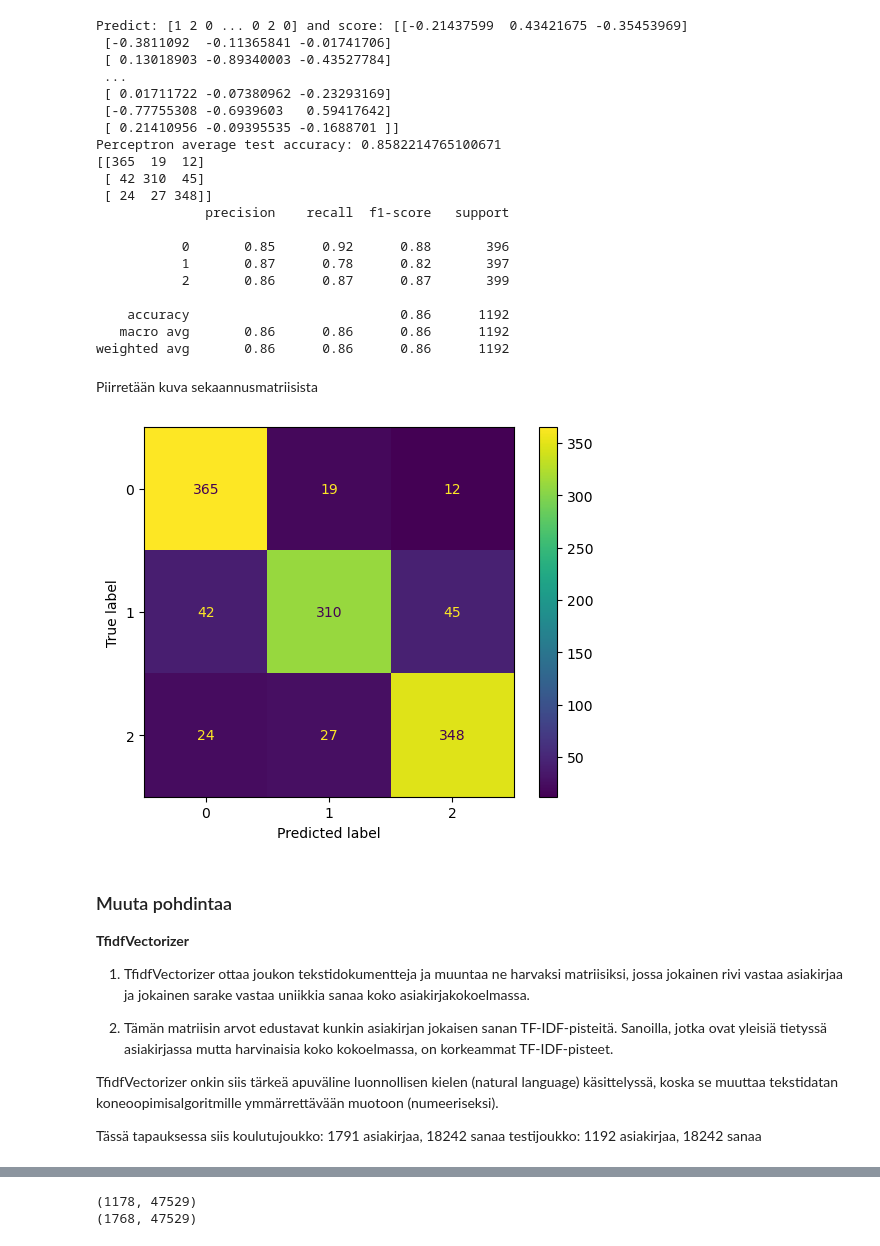
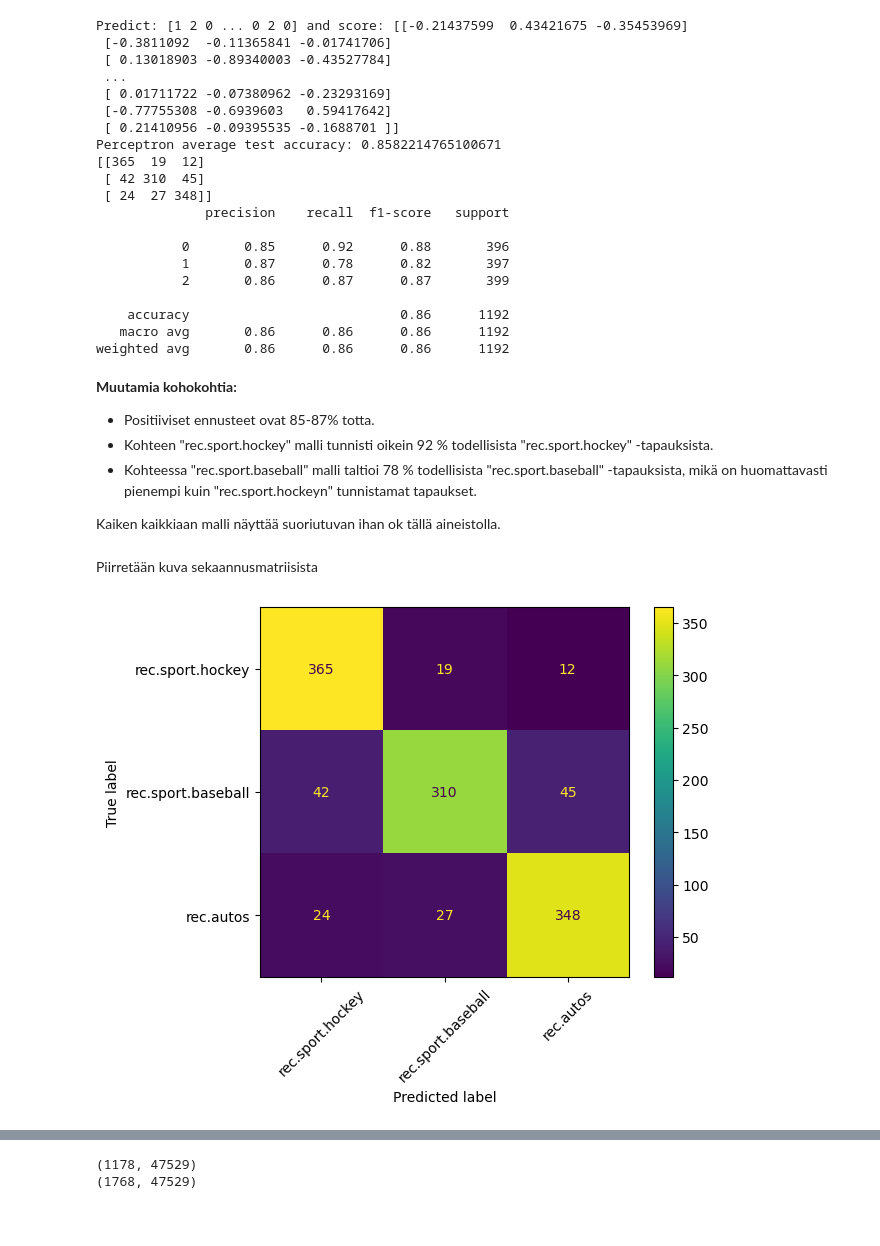
Before and after one commit to iinai/deep-learning, a Jupyter notebook: osa_1/osa1_tehtavat.ipynb, the cells around one changed output, grey strips where cells are left out. Saved outputs shown, nothing was run; the diff lists cells and outputs as text; code cells hidden in the pictures; blank space fills up the shorter version.

```diff
--- a/osa_1/osa1_tehtavat.ipynb
+++ b/osa_1/osa1_tehtavat.ipynb
@@ -361,25 +363,30 @@ Perceptron average test accuracy: 0.8582214765100671
     accuracy                           0.86      1192
    macro avg       0.86      0.86      0.86      1192
 weighted avg       0.86      0.86      0.86      1192
+# %% [markdown]
+**Muutamia kohokohtia:**
+
+- Positiiviset ennusteet ovat 85-87% totta.
+- Kohteen "rec.sport.hockey" malli tunnisti oikein 92 % todellisista "rec.sport.hockey" -tapauksista.
+- Kohteessa "rec.sport.baseball" malli taltioi 78 % todellisista "rec.sport.baseball" -tapauksista, mikä on huomattavasti pienempi kuin "rec.sport.hockeyn" tunnistamat tapaukset.
+
+Kaiken kaikkiaan malli näyttää suoriutuvan ihan ok tällä aineistolla.
 # %% [markdown]
 Piirretään kuva sekaannusmatriisista
-# %%
-# TODO: sekaannusmatriisin piirtäminen
-
-cm_display = ConfusionMatrixDisplay(cm1).plot()
-# %% [output]
-[figure, removed]
-# %% [markdown]
-### Muuta pohdintaa
-
-**TfidfVectorizer**
-
-1. TfidfVectorizer ottaa joukon tekstidokumentteja ja muuntaa ne harvaksi matriisiksi, jossa jokainen rivi vastaa asiakirjaa ja jokainen sarake vastaa uniikkia sanaa koko asiakirjakokoelmassa.
-
-2. Tämän matriisin arvot edustavat kunkin asiakirjan jokaisen sanan TF-IDF-pisteitä. Sanoilla, jotka ovat yleisiä tietyssä asiakirjassa mutta harvinaisia koko kokoelmassa, on korkeammat TF-IDF-pisteet.
-
-TfidfVectorizer onkin siis tärkeä apuväline luonnollisen kielen (natural language) käsittelyssä, koska se muuttaa tekstidatan koneoopimisalgoritmille ymmärrettävään muotoon (numeeriseksi).
-
-Tässä tapauksessa siis
-koulutujoukko: 1791 asiakirjaa, 18242 sanaa
-testijoukko: 1192 asiakirjaa, 18242 sanaa
+# %%
+# TODO: sekaannusmatriisin piirtäminen
+
+# Specify class labels
+class_labels = ['rec.sport.hockey', 'rec.sport.baseball', 'rec.autos']
+
+# Create ConfusionMatrixDisplay with custom labels
+cm_display = ConfusionMatrixDisplay(confusion_matrix=cm1, display_labels=class_labels)
+
+# Plot the confusion matrix
+cm_display.plot(cmap='viridis', values_format='d')
+
+# Show the plot
+plt.xticks(rotation=45)
+plt.show()
+# %% [output]
+[figure, added]
```
Also changed, not shown: parts of 18 cells of this notebook, 1 other file.
